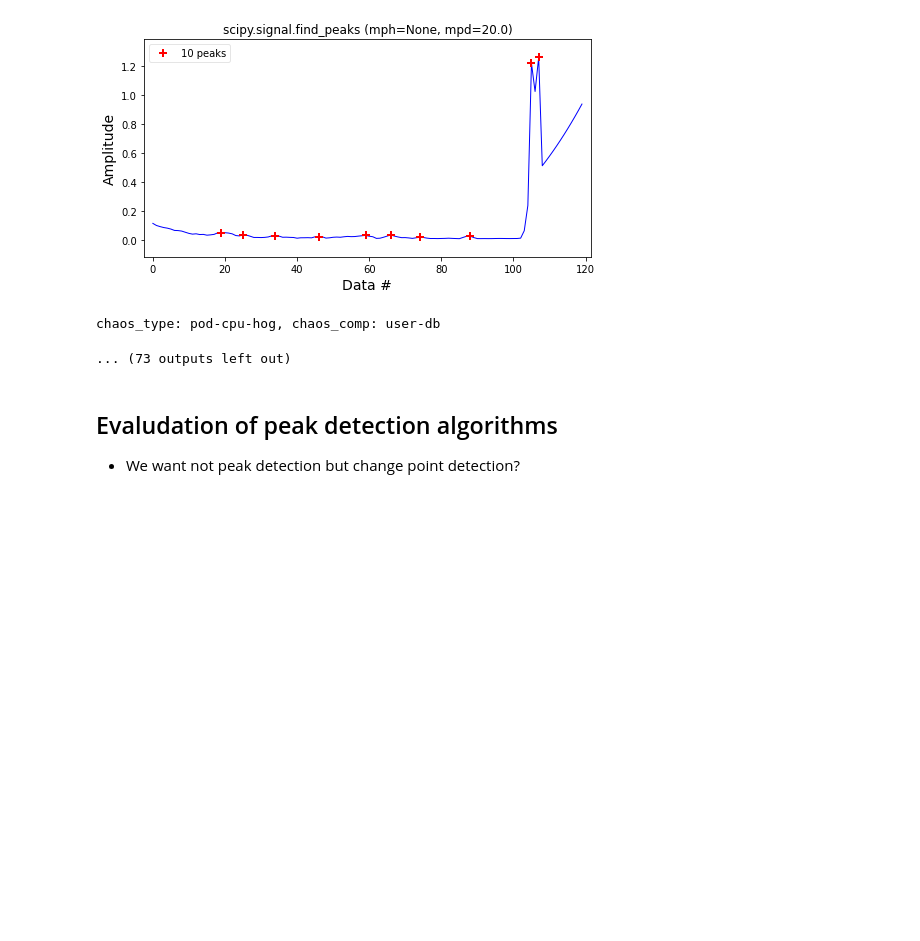
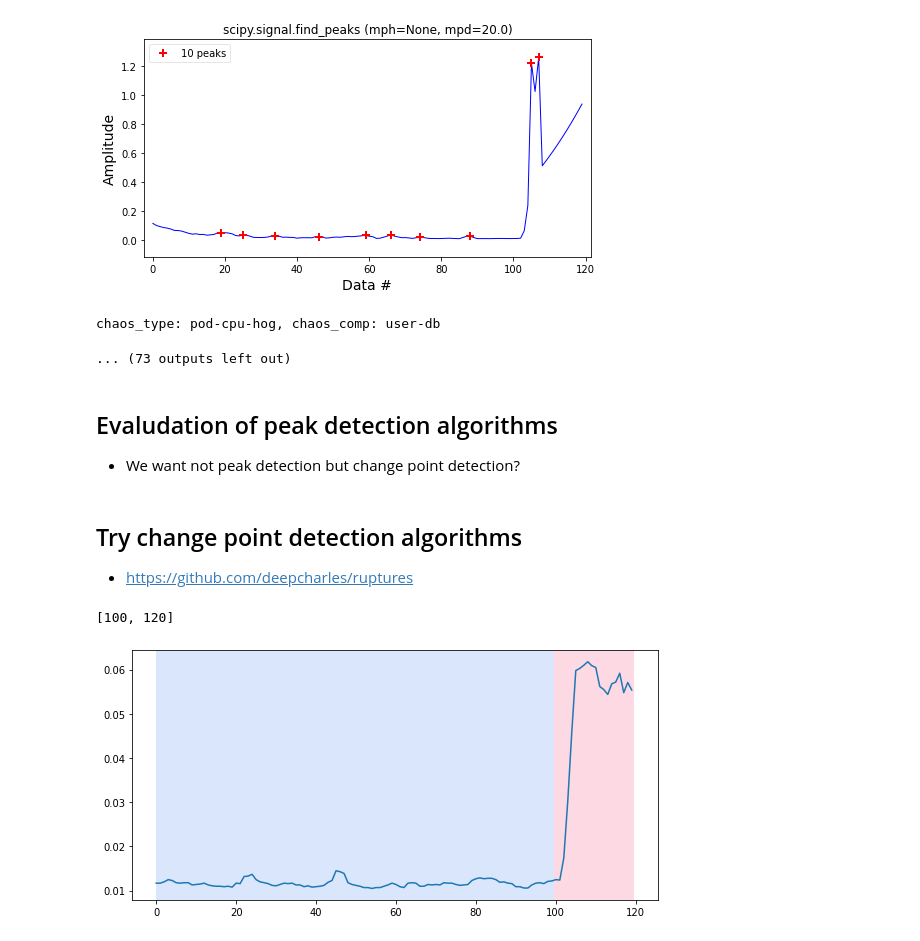
Before and after one commit to ai4sre/meltria-analyzer, a Jupyter notebook: notebooks/eval_dataset.ipynb, the cells around one changed output. Saved outputs shown, nothing was run; the diff lists cells and outputs as text; code cells hidden in the pictures; blank space fills up the shorter version.

Commit message:
notebooks: add breaking point detection to eval_dataset

```diff
--- a/notebooks/eval_dataset.ipynb
+++ b/notebooks/eval_dataset.ipynb
@@ -155,3 +155,19 @@ chaos_type: pod-cpu-hog, chaos_comp: user-db
 ## Evaludation of peak detection algorithms
 
 - We want not peak detection but change point detection?
+# %% [markdown]
+## Try change point detection algorithms
+- https://github.com/deepcharles/ruptures
+# %%
+import matplotlib.pyplot as plt
+import ruptures as rpt
+
+series = data_df['s-front-end_latency'].to_numpy()
+algo = rpt.Pelt(model="rbf").fit(series)
+result = algo.predict(pen=10)
+print(result)
+rpt.display(series, result, figsize=(8, 4))
+plt.show()
+# %% [output]
+[100, 120]
+[figure, added]
```
Also changed, not shown: parts of 3 cells of this notebook.
